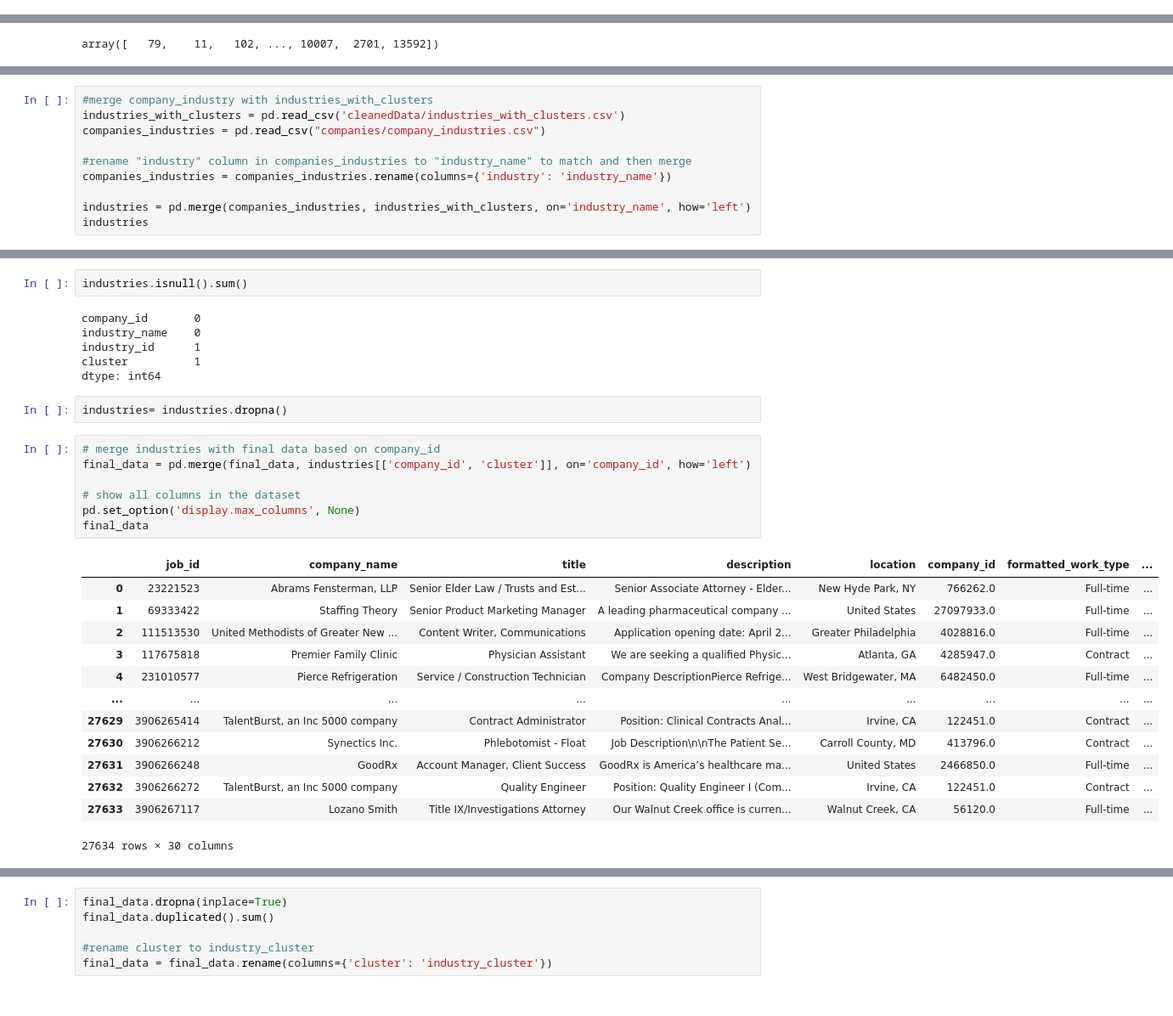
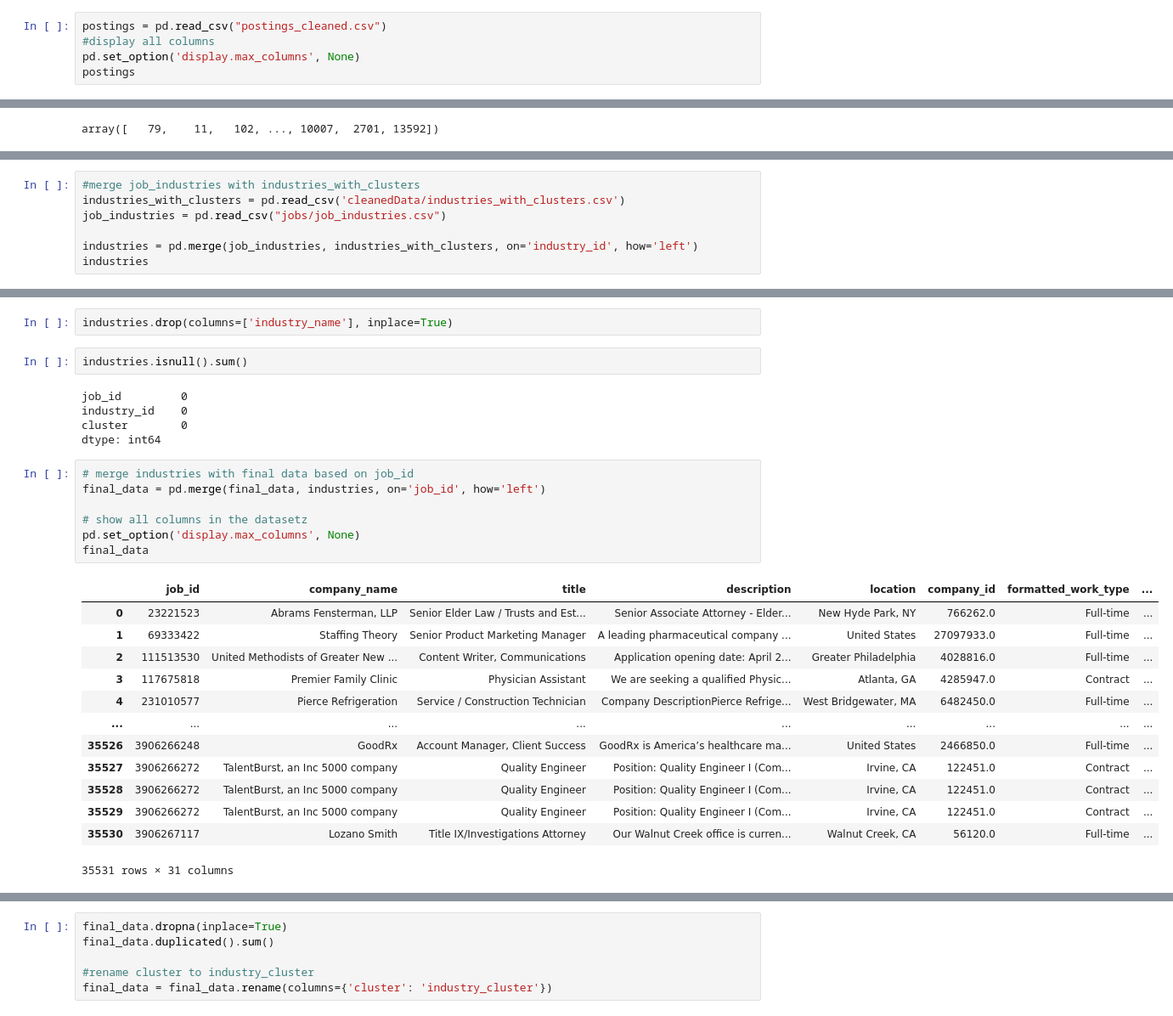
Before and after one commit to MarouaneMr/advanced_data, a Jupyter notebook: sana's question.ipynb, the cells around one changed output, grey strips where cells are left out. Shown at 85% size. Saved outputs shown, nothing was run; the diff lists cells and outputs as text.

```diff
--- a/sana's question.ipynb
+++ b/sana's question.ipynb
@@ -89,3 +101,8 @@ job_id      0
 inferred    0
 type        0
 dtype: int64
+# %%
+postings = pd.read_csv("postings_cleaned.csv")
+#display all columns
+pd.set_option('display.max_columns', None)
+postings
@@ -325,11 +341,8 @@ dtype: int64
 # %%
-#merge company_industry with industries_with_clusters
+#merge job_industries with industries_with_clusters
 industries_with_clusters = pd.read_csv('cleanedData/industries_with_clusters.csv')
-companies_industries = pd.read_csv("companies/company_industries.csv")
+job_industries = pd.read_csv("jobs/job_industries.csv")
 
-#rename "industry" column in companies_industries to "industry_name" to match and then merge
-companies_industries = companies_industries.rename(columns={'industry': 'industry_name'})
-
-industries = pd.merge(companies_industries, industries_with_clusters, on='industry_name', how='left')
+industries = pd.merge(job_industries, industries_with_clusters, on='industry_id', how='left')
 industries
 # %% [output]
@@ -349,34 +362,33 @@ industries
+# %%
+industries.drop(columns=['industry_name'], inplace=True)
 # %%
 industries.isnull().sum()
 # %% [output]
-company_id       0
-industry_name    0
-industry_id      1
-cluster          1
+job_id         0
+industry_id    0
+cluster        0
 dtype: int64
-# %%
-industries= industries.dropna()
 # %%
-# merge industries with final data based on company_id
-final_data = pd.merge(final_data, industries[['company_id', 'cluster']], on='company_id', how='left')
+# merge industries with final data based on job_id
+final_data = pd.merge(final_data, industries, on='job_id', how='left')
 
-# show all columns in the dataset
+# show all columns in the datasetz
 pd.set_option('display.max_columns', None)
 final_data
 # %% [output]
 |  | job_id | company_name | title | description | location | company_id | formatted_work_type | ... |
 | 0 | 23221523 | Abrams Fensterman, LLP | Senior Elder Law / Trusts and Est... | Senior Associate Attorney - Elder... | New Hyde Park, NY | 766262.0 | Full-time | ... |
 | 1 | 69333422 | Staffing Theory | Senior Product Marketing Manager | A leading pharmaceutical company ... | United States | 27097933.0 | Full-time | ... |
 | 2 | 111513530 | United Methodists of Greater New ... | Content Writer, Communications | Application opening date: April 2... | Greater Philadelphia | 4028816.0 | Full-time | ... |
 | 3 | 117675818 | Premier Family Clinic | Physician Assistant | We are seeking a qualified Physic... | Atlanta, GA | 4285947.0 | Contract | ... |
 | 4 | 231010577 | Pierce Refrigeration | Service / Construction Technician | Company DescriptionPierce Refrige... | West Bridgewater, MA | 6482450.0 | Full-time | ... |
 | ... | ... | ... | ... | ... | ... | ... | ... | ... |
-| 27629 | 3906265414 | TalentBurst, an Inc 5000 company | Contract Administrator | Position: Clinical Contracts Anal... | Irvine, CA | 122451.0 | Contract | ... |
-| 27630 | 3906266212 | Synectics Inc. | Phlebotomist - Float | Job Description\n\nThe Patient Se... | Carroll County, MD | 413796.0 | Contract | ... |
-| 27631 | 3906266248 | GoodRx | Account Manager, Client Success | GoodRx is America’s healthcare ma... | United States | 2466850.0 | Full-time | ... |
-| 27632 | 3906266272 | TalentBurst, an Inc 5000 company | Quality Engineer | Position: Quality Engineer I (Com... | Irvine, CA | 122451.0 | Contract | ... |
-| 27633 | 3906267117 | Lozano Smith | Title IX/Investigations Attorney | Our Walnut Creek office is curren... | Walnut Creek, CA | 56120.0 | Full-time | ... |
+| 35526 | 3906266248 | GoodRx | Account Manager, Client Success | GoodRx is America’s healthcare ma... | United States | 2466850.0 | Full-time | ... |
+| 35527 | 3906266272 | TalentBurst, an Inc 5000 company | Quality Engineer | Position: Quality Engineer I (Com... | Irvine, CA | 122451.0 | Contract | ... |
+| 35528 | 3906266272 | TalentBurst, an Inc 5000 company | Quality Engineer | Position: Quality Engineer I (Com... | Irvine, CA | 122451.0 | Contract | ... |
+| 35529 | 3906266272 | TalentBurst, an Inc 5000 company | Quality Engineer | Position: Quality Engineer I (Com... | Irvine, CA | 122451.0 | Contract | ... |
+| 35530 | 3906267117 | Lozano Smith | Title IX/Investigations Attorney | Our Walnut Creek office is curren... | Walnut Creek, CA | 56120.0 | Full-time | ... |
-27634 rows × 30 columns
+35531 rows × 31 columns
 # %%
 final_data.isnull().sum()
 # %% [output]
```
Also changed, not shown: parts of 43 cells of this notebook.
